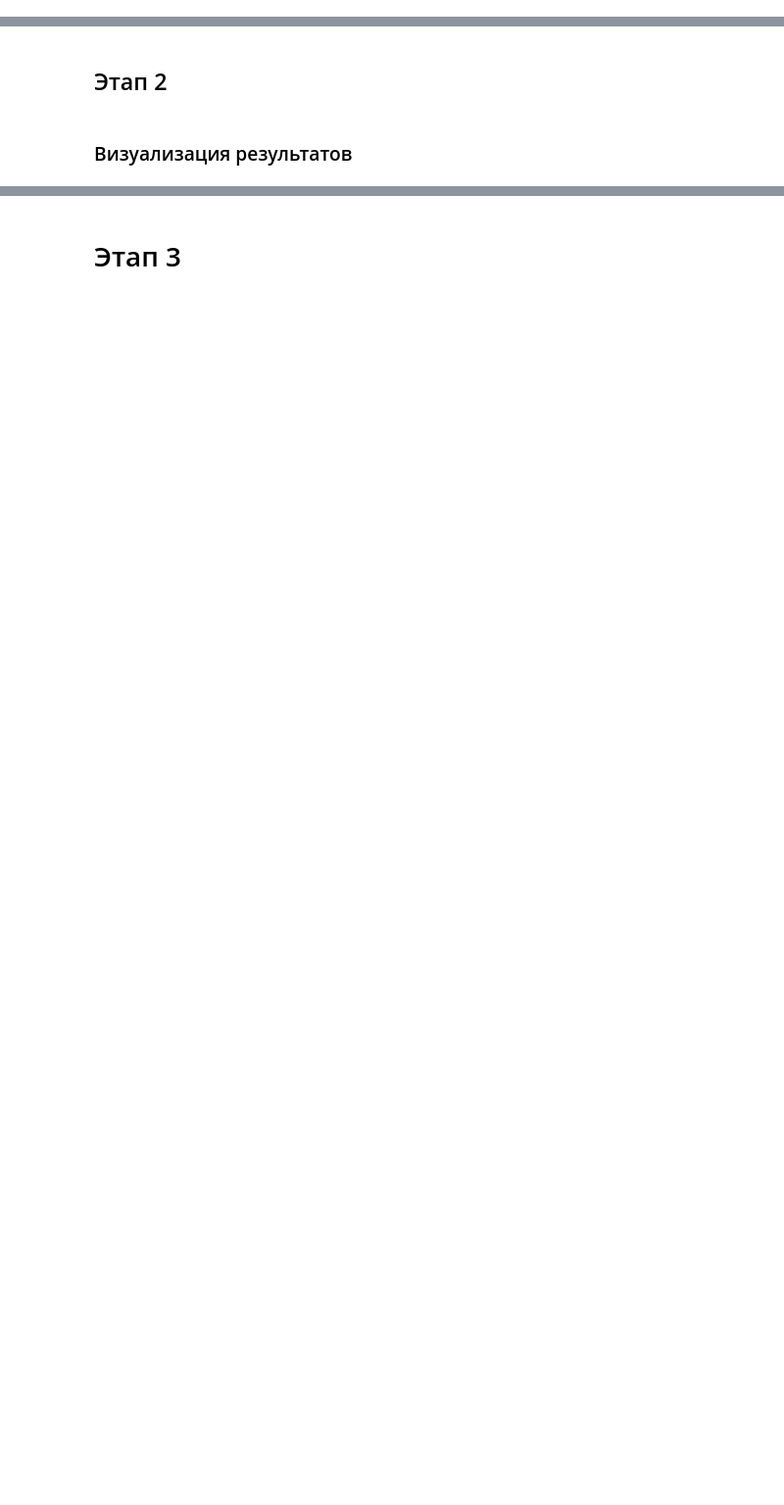
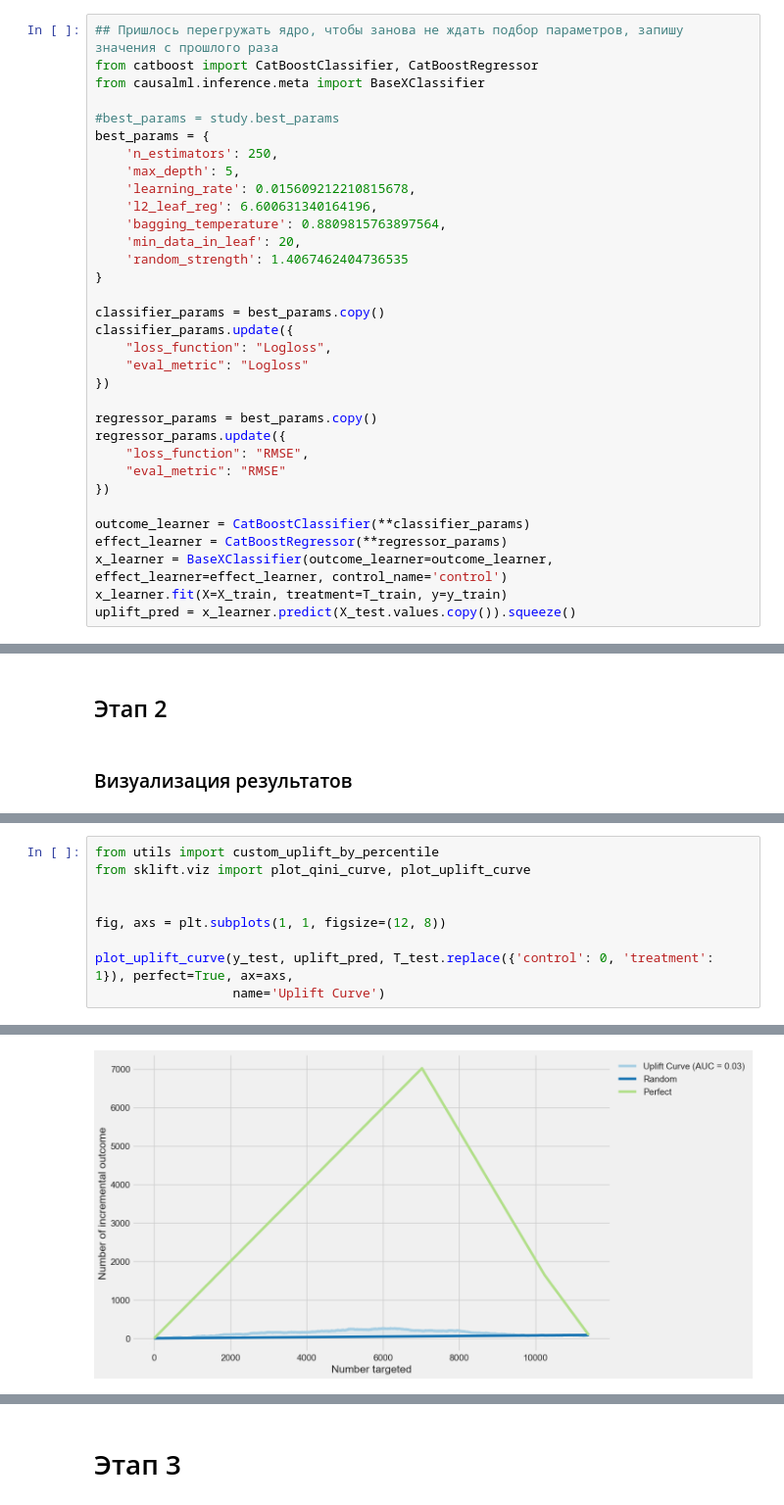
Before and after one commit to koranevskiy/mle-uplift-sprint-5, a Jupyter notebook: final_project_template.ipynb, the cells around one changed output, grey strips where cells are left out. Shown at 98% size. Cells and saved outputs as stored; diff of their text form; blank space fills up the shorter version.

```diff
--- a/final_project_template.ipynb
+++ b/final_project_template.ipynb
@@ -898,0 +980,33 @@ print("Best score: ", study.best_value)
+# %%
+## Пришлось перегружать ядро, чтобы занова не ждать подбор параметров, запишу значения с прошлого раза
+from catboost import CatBoostClassifier, CatBoostRegressor
+from causalml.inference.meta import BaseXClassifier
+
+#best_params = study.best_params
+best_params = {
+    'n_estimators': 250,
+    'max_depth': 5,
+    'learning_rate': 0.015609212210815678,
+    'l2_leaf_reg': 6.600631340164196,
+    'bagging_temperature': 0.8809815763897564,
+    'min_data_in_leaf': 20,
+    'random_strength': 1.4067462404736535
+}
+
+classifier_params = best_params.copy()
+classifier_params.update({
+    "loss_function": "Logloss",
+    "eval_metric": "Logloss"
+})
+
+regressor_params = best_params.copy()
+regressor_params.update({
+    "loss_function": "RMSE",
+    "eval_metric": "RMSE"
+})
+
+outcome_learner = CatBoostClassifier(**classifier_params)
+effect_learner = CatBoostRegressor(**regressor_params)
+x_learner = BaseXClassifier(outcome_learner=outcome_learner, effect_learner=effect_learner, control_name='control')
+x_learner.fit(X=X_train, treatment=T_train, y=y_train)
+uplift_pred = x_learner.predict(X_test.values.copy()).squeeze()
@@ -906,0 +1038,10 @@ from utils import custom_uplift_by_percentile
+# %%
+from utils import custom_uplift_by_percentile
+from sklift.viz import plot_qini_curve, plot_uplift_curve
+
+
+fig, axs = plt.subplots(1, 1, figsize=(12, 8))
+
+plot_uplift_curve(y_test, uplift_pred, T_test.replace({'control': 0, 'treatment': 1}), perfect=True, ax=axs,
+                  name='Uplift Curve')
+# %% [output]
@@ -906,0 +1049 @@ from utils import custom_uplift_by_percentile
+[figure, added]
```
Also changed, not shown: parts of 22 cells of this notebook, 2 other files.
